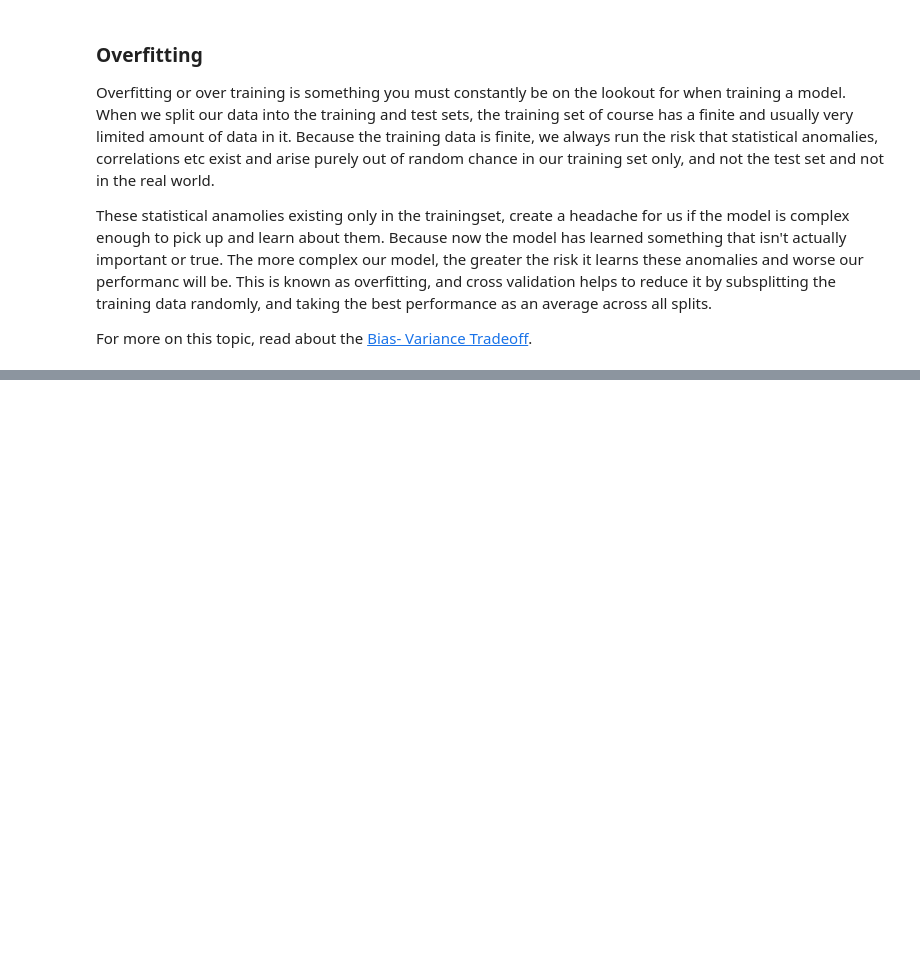
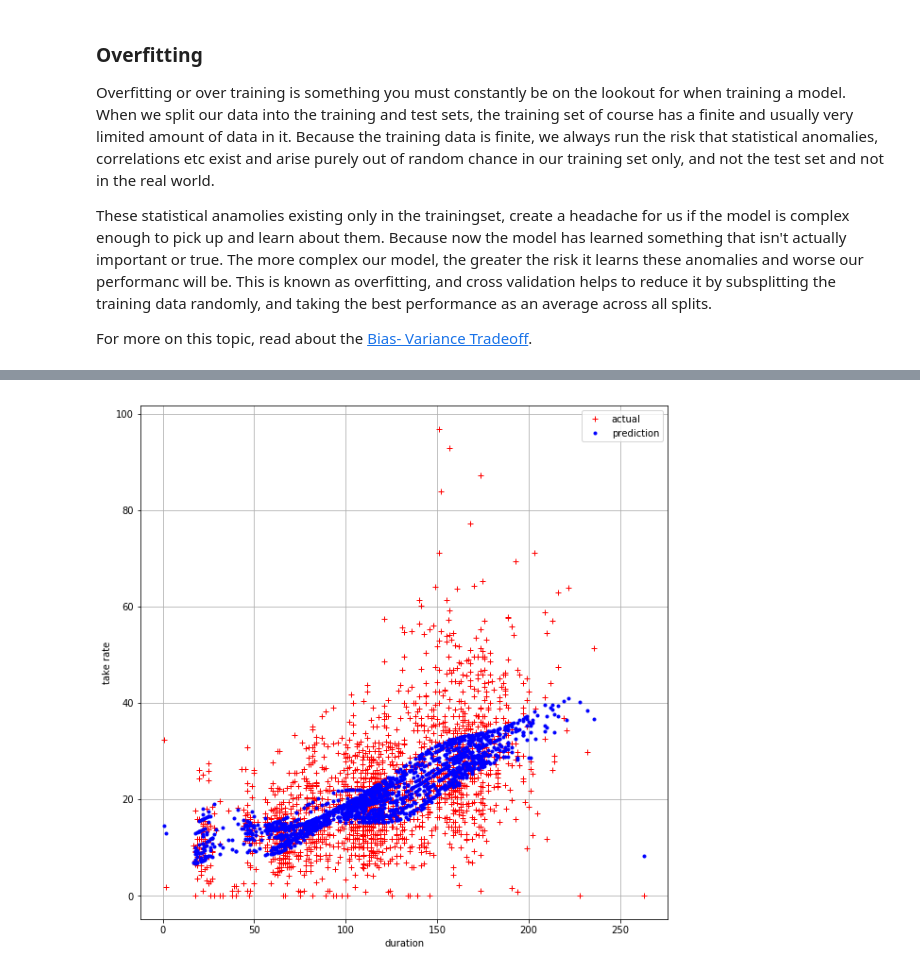
Before and after one commit to muell149/data_analysis2020, a Jupyter notebook: session2/session2.ipynb, the cells around one changed output, grey strips where cells are left out. Cells and saved outputs as stored; diff of their text form; code cells hidden in the pictures; blank space fills up the shorter version.

```diff
--- a/session2/session2.ipynb
+++ b/session2/session2.ipynb
@@ -472,0 +481,12 @@ pd.DataFrame.from_dict(gscv.cv_results_)
+# %%
+fig,ax = plt.subplots(figsize=(10,10))
+#plt.subplots(figsize=(10,10))
+ax.plot(X_test.flight_duration,y_test.values,'r+',label='actual')
+ax.plot(X_test.flight_duration,yprime,'b.',label='prediction')
+plt.ylabel('take rate')
+plt.xlabel('duration')
+plt.legend(loc='best')
+plt.grid()
+plt.show()
+# %% [output]
+[figure, added]
```
Also changed, not shown: parts of 29 cells of this notebook.
